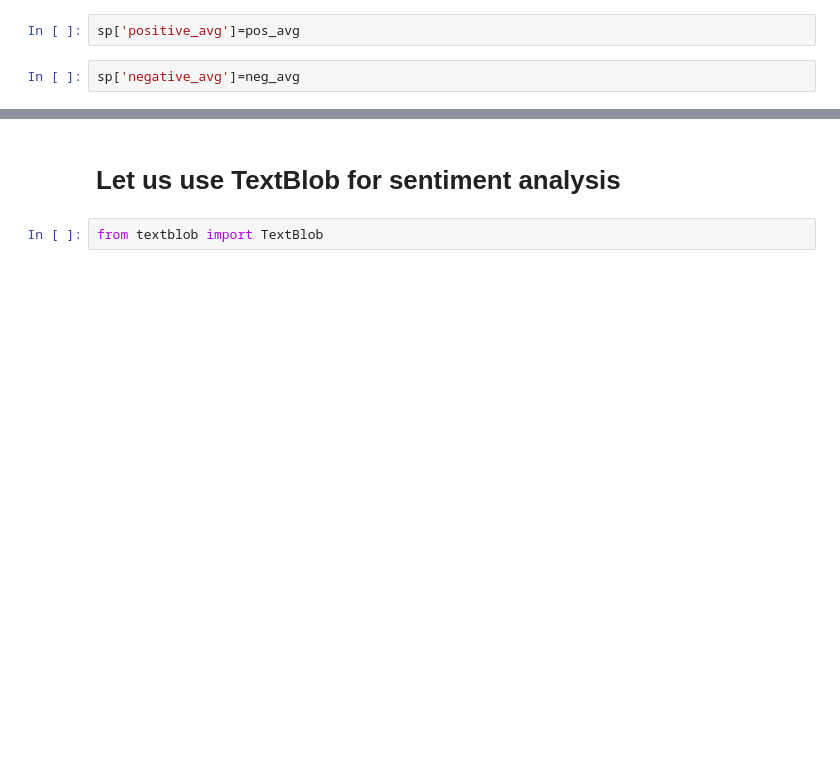
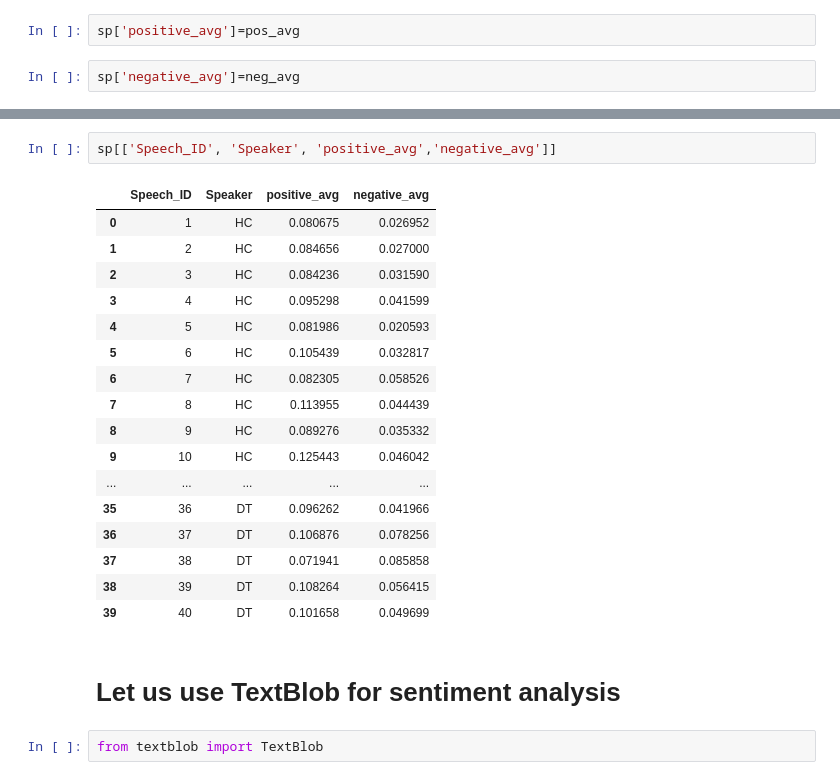
Before and after one commit to rogelj/US_Speech_Sentiment, a Jupyter notebook: Sentiment_Speeches_Clinton_Trump.ipynb, the cells around one changed output, grey strips where cells are left out. Saved outputs shown, nothing was run; the diff lists cells and outputs as text; blank space fills up the shorter version.

```diff
--- a/Sentiment_Speeches_Clinton_Trump.ipynb
+++ b/Sentiment_Speeches_Clinton_Trump.ipynb
@@ -124,3 +100,23 @@ sp
+# %%
+sp[['Speech_ID', 'Speaker', 'positive_avg','negative_avg']]
+# %% [output]
+|  | Speech_ID | Speaker | positive_avg | negative_avg |
+| 0 | 1 | HC | 0.080675 | 0.026952 |
+| 1 | 2 | HC | 0.084656 | 0.027000 |
+| 2 | 3 | HC | 0.084236 | 0.031590 |
+| 3 | 4 | HC | 0.095298 | 0.041599 |
+| 4 | 5 | HC | 0.081986 | 0.020593 |
+| 5 | 6 | HC | 0.105439 | 0.032817 |
+| 6 | 7 | HC | 0.082305 | 0.058526 |
+| 7 | 8 | HC | 0.113955 | 0.044439 |
+| 8 | 9 | HC | 0.089276 | 0.035332 |
+| 9 | 10 | HC | 0.125443 | 0.046042 |
+| ... | ... | ... | ... | ... |
+| 35 | 36 | DT | 0.096262 | 0.041966 |
+| 36 | 37 | DT | 0.106876 | 0.078256 |
+| 37 | 38 | DT | 0.071941 | 0.085858 |
+| 38 | 39 | DT | 0.108264 | 0.056415 |
+| 39 | 40 | DT | 0.101658 | 0.049699 |
 # %% [markdown]
 # Let us use TextBlob for sentiment analysis
 # %%
```
Also changed, not shown: parts of 10 cells of this notebook, 1 other file.
